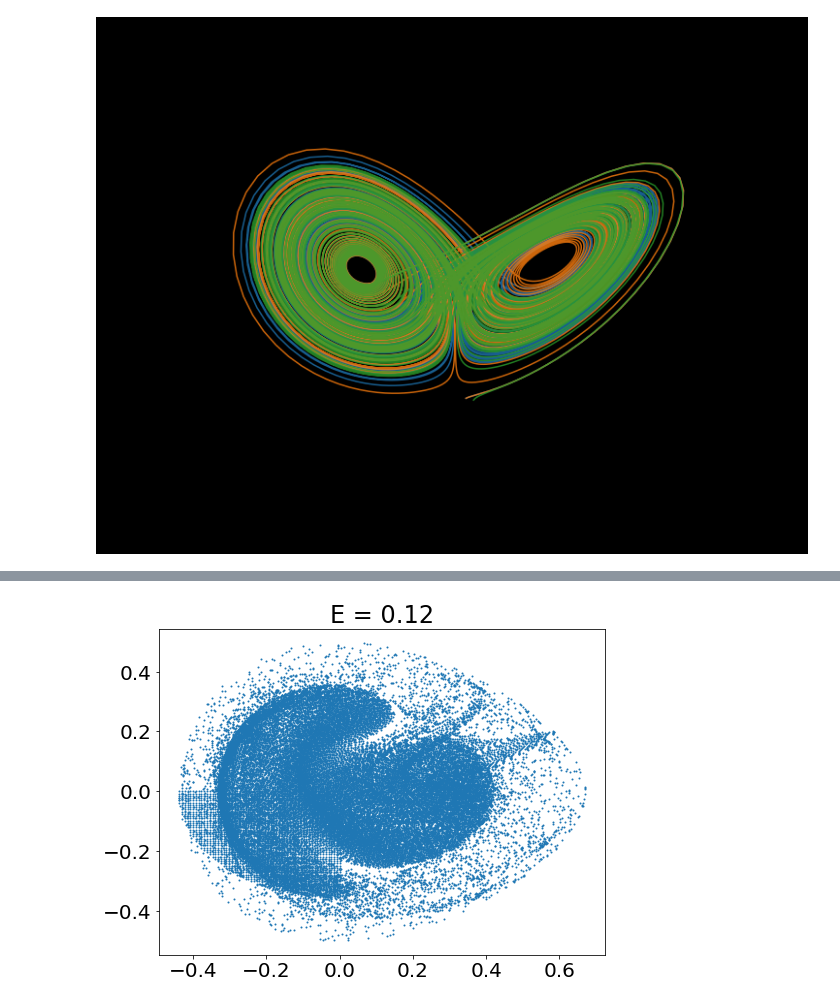
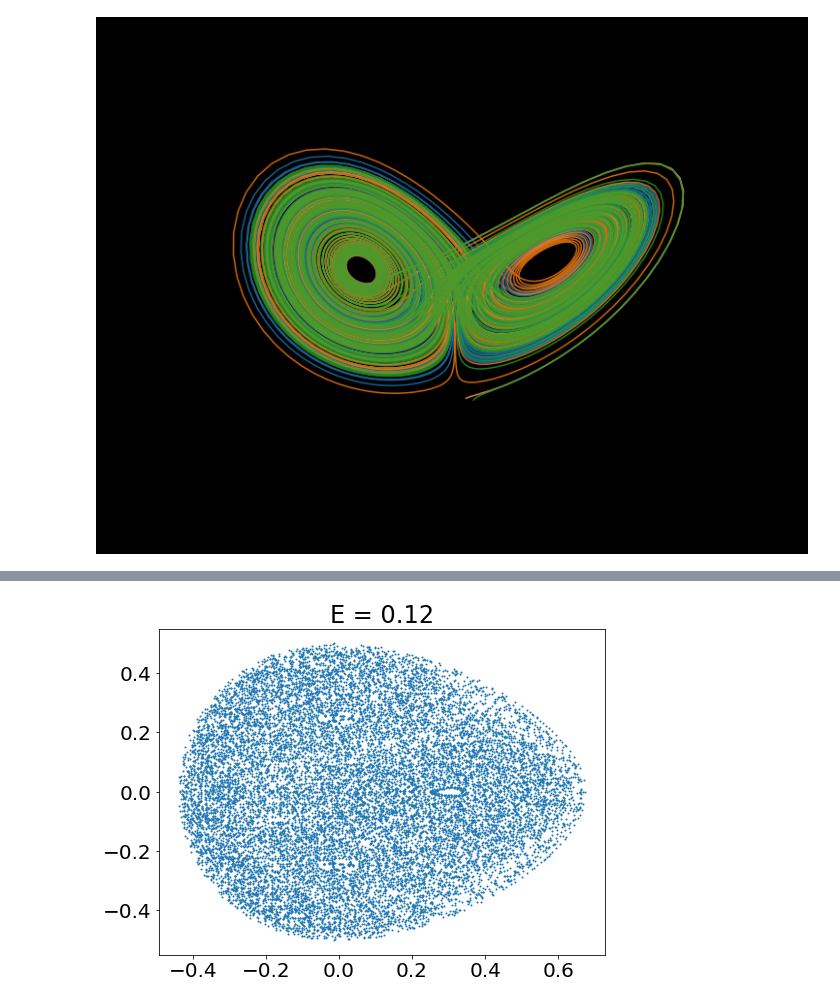
Before and after one commit to hariseldon99/msph402b, a Jupyter notebook: Ordinary_Differential_Equations.ipynb, the cells around one changed output, grey strips where cells are left out. Drawn from its saved outputs; the diff is of its cells as text; code cells hidden in the pictures.

```diff
--- a/Ordinary_Differential_Equations.ipynb
+++ b/Ordinary_Differential_Equations.ipynb
@@ -596,0 +604,15 @@ Wall time: 3min 32s
+# %%
+%%time
+import matplotlib.pyplot as plt
+plt.rcParams['figure.figsize'] = (8,6)
+plt.rcParams['font.size'] = 20
+
+energy = 1.0/23.0
+X0_henon = give_ics(energy, -1.5, 0.0, 50)
+data = poincare(henon_system, X0_henon, epoch_n=10000, h=0.1, N=1)
+data = np.array(np.concatenate(data).ravel())
+u2 = data[2::4]
+u3 = data[3::4]
+plt.title("E = %1.2lf" %(energy,))
+plt.scatter(u2, u3, s=1)
+plt.show()
@@ -596,0 +623,15 @@ Wall time: 3min 32s
+# %%
+%%time
+import matplotlib.pyplot as plt
+plt.rcParams['figure.figsize'] = (8,6)
+plt.rcParams['font.size'] = 20
+
+energy = 1.0/15.0
+X0_henon = give_ics(energy, -1.5, 0.0, 75)
+data = poincare(henon_system, X0_henon, epoch_n=1200, h=0.1, N=1)
+data = np.array(np.concatenate(data).ravel())
+u2 = data[2::4]
+u3 = data[3::4]
+plt.title("E = %1.2lf" %(energy,))
+plt.scatter(u2, u3, s=1)
+plt.show()
@@ -597,17 +642,17 @@ Wall time: 3min 32s
 # %%
 %%time
 import matplotlib.pyplot as plt
 plt.rcParams['figure.figsize'] = (8,6)
 plt.rcParams['font.size'] = 20
 
 energy = 1.0/8.0
-X0_henon = give_ics(energy, -1.5, 0.0, 200j)
-data = poincare(henon_system, X0_henon, epoch_n=600, h=0.1, N=1)
+X0_henon = give_ics(energy, -1.5, 0.0, 75)
+data = poincare(henon_system, X0_henon, epoch_n=1200, h=0.1, N=1)
 data = np.array(np.concatenate(data).ravel())
-u1 = data[1::4]
+u2 = data[2::4]
 u3 = data[3::4]
 plt.title("E = %1.2lf" %(energy,))
-plt.scatter(u1, u3, s=1)
+plt.scatter(u2, u3, s=1)
 plt.show()
 # %% [output]
-[figure, old version]
+[figure, new version]
```
Also changed, not shown: parts of 6 cells of this notebook.
